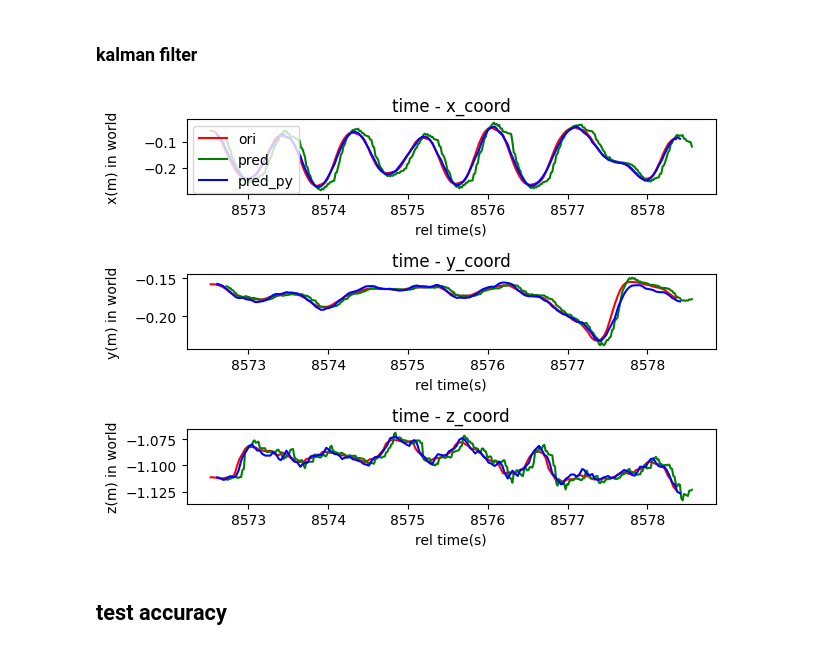
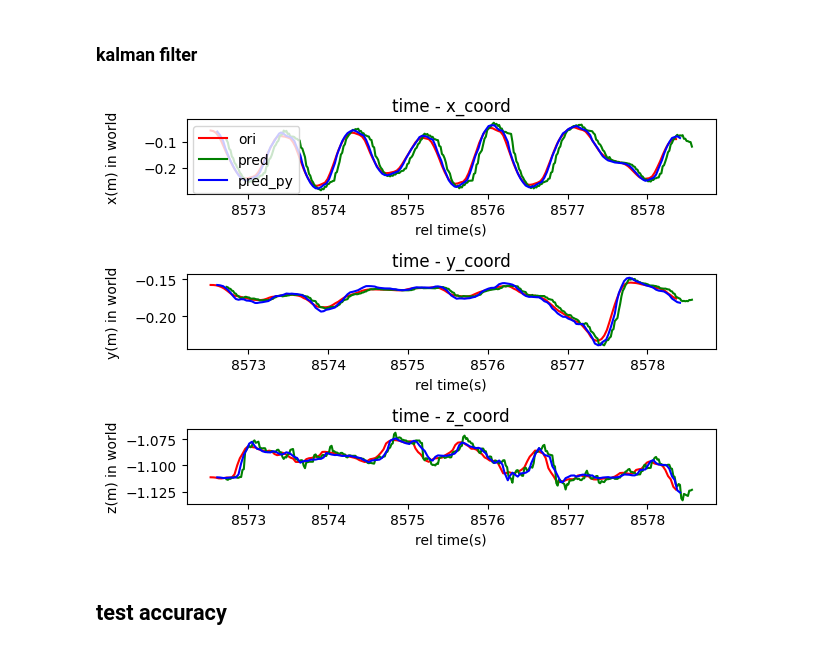
Before and after one commit to chenjunru-nreal/kpts_test, a Jupyter notebook: predict/04_KF_only.ipynb, the cells around one changed output. Cells and saved outputs as stored; diff of their text form; code cells hidden in the pictures.

Commit message:
oneEuroFilter complete

```diff
--- a/predict/04_KF_only.ipynb
+++ b/predict/04_KF_only.ipynb
@@ -211,7 +256,11 @@ for index in range(1):  # keypoint index
                 time_list_tmp_ori.append(ori_info["timestamp"][i])
                 keypoints_tmp_ori.append(ori_info["keypoints"]["right"][i][index])
 
+                t_cur = ori_info["timestamp"][i]
+                xyz_cur = ori_info["keypoints"]["right"][i][index]
+
                 if i == start_time_ori:
+                    # init Kalman Filter
                     last_mes = current_mes = ori_info["keypoints_filter"]["right"][i][index]
                     last_pre = current_pre = ori_info["keypoints_filter"]["right"][i][index]
                     current_xyz = current_pre
@@ -229,6 +278,13 @@ for index in range(1):  # keypoint index
                     kalman.statePost[1,0] = current_mes[1]
                     kalman.statePost[2,0] = current_mes[2]
                     kalman.errorCovPost = np.zeros((6,6),dtype=np.float32)
+
+                    # init oneEuroFilter
+                    # __init__(self, t0, x0, dx0=0.0, min_cutoff=0.4, beta=10.0, d_cutoff=1.0):
+
+                    oneeurofilterx = OneEuroFilter(t0=t_cur,x0=xyz_cur[0],dx0=0,min_cutoff=0.4,beta=5,d_cutoff=1)
+                    oneeurofiltery = OneEuroFilter(t0=t_cur,x0=xyz_cur[1],dx0=0,min_cutoff=0.4,beta=5,d_cutoff=0.8)
+                    oneeurofilterz = OneEuroFilter(t0=t_cur,x0=xyz_cur[2],dx0=0,min_cutoff=0.1,beta=5,d_cutoff=0.5)
 
                 else:
                     # last_pre = current_pre
@@ -278,19 +334,27 @@ for index in range(1):  # keypoint index
                     idx_tmp = ori_info["index"][i]
                     try:
                         delta_t = pred2play_dict[idx_tmp][0] / 1e9 / 2
+                        # print(f"delta_t:{delta_t}")
                         # delta_t = 0.03333333
                     except:
-                        delta_t = 0
+                        delta_t = 0.05
                     delta_x = x + vx/0.0333333*delta_t
                     delta_y = y + vy/0.0333333*delta_t
                     delta_z = z + vz/0.0333333*delta_t
-                    delta_xyz = np.array([delta_x, delta_y, delta_z])
 
-                    #TODO: add one euro filter
 
-                    xyz_alpha = np.array([0.6, 0.8, 0.8])
-                    delta_xyz = delta_xyz_mmt*xyz_alpha + delta_xyz*(1-xyz_alpha)
-                    delta_xyz_mmt = delta_xyz
+                    # way1: one euro filter
+                    delta_x_oef = oneeurofilterx(t_cur, delta_x)
+                    delta_y_oef = oneeurofiltery(t_cur, delta_y)
+                    delta_z_oef = oneeurofilterz(t_cur, delta_z)
+
+                    delta_xyz = np.array([delta_x_oef, delta_y_oef, delta_z_oef])
+
+                    # way2: exp momentum
+                    # delta_xyz = np.array([delta_x, delta_y, delta_z])
+                    # xyz_alpha = np.array([0.6, 0.8, 0.8])
+                    # delta_xyz = delta_xyz_mmt*xyz_alpha + delta_xyz*(1-xyz_alpha)
+                    # delta_xyz_mmt = delta_xyz
 
                     time_list_tmp_pred_py.append(ori_info["timestamp"][i]+delta_t)
                     # keypoints_tmp_pred_py.append(current_xyz)
@@ -319,34 +383,34 @@ for index in range(1):  # keypoint index
     plt.subplot(3, 1, 1)
     plt.title("time - x_coord")
     plt.plot(time_list_tmp_ori, keypoints_np_ori[:, 0], "r", label='ori')
     plt.plot(time_list_tmp_pred, keypoints_np_pred[:, 0], "g", label='pred')
     plt.plot(time_list_tmp_pred_py, keypoints_np_pred_py[:, 0], "b", label='pred_py')
     plt.xlabel("rel time(s)")
     plt.ylabel("x(m) in world")
     plt.legend()
 
     plt.subplot(3, 1, 2)
     plt.title("time - y_coord")
     plt.plot(time_list_tmp_ori, keypoints_np_ori[:, 1], "r", label='ori')
     plt.plot(time_list_tmp_pred, keypoints_np_pred[:, 1], "g", label='pred')
     plt.plot(time_list_tmp_pred_py, keypoints_np_pred_py[:, 1], "b", label='pred_py')
     plt.xlabel("rel time(s)")
     plt.ylabel("y(m) in world")
 
     plt.subplot(3, 1, 3)
     plt.title("time - z_coord")
     plt.plot(time_list_tmp_ori, keypoints_np_ori[:, 2], "r", label='ori')
     plt.plot(time_list_tmp_pred, keypoints_np_pred[:, 2], "g", label='pred')
     plt.plot(time_list_tmp_pred_py, keypoints_np_pred_py[:, 2], "b", label='pred_py')
     plt.xlabel("rel time(s)")
     plt.ylabel("z(m) in world")
 
     fig.align_labels()
     plt.tight_layout()
 
     plt.savefig(f"{save_dir}/point_{index}.png")
 # %% [output]
-[figure, old version]
+[figure, new version]
 # %% [markdown]
 ## test accuracy
 # %%
```
Also changed, not shown: parts of 1 cell of this notebook, 1 other file.
